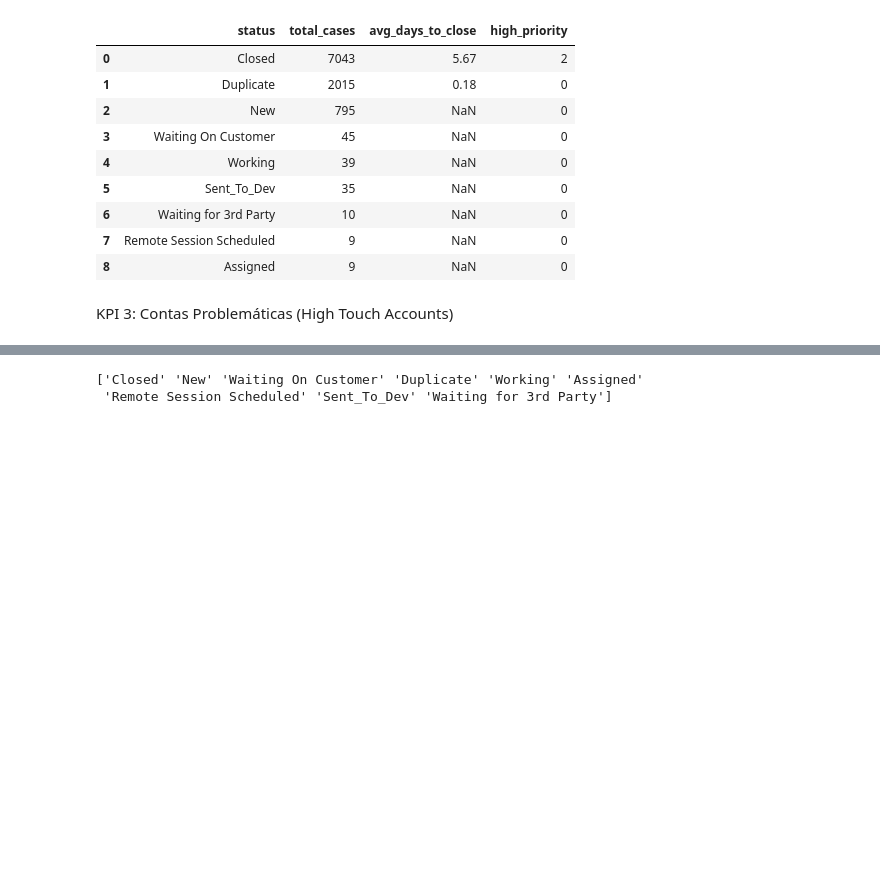
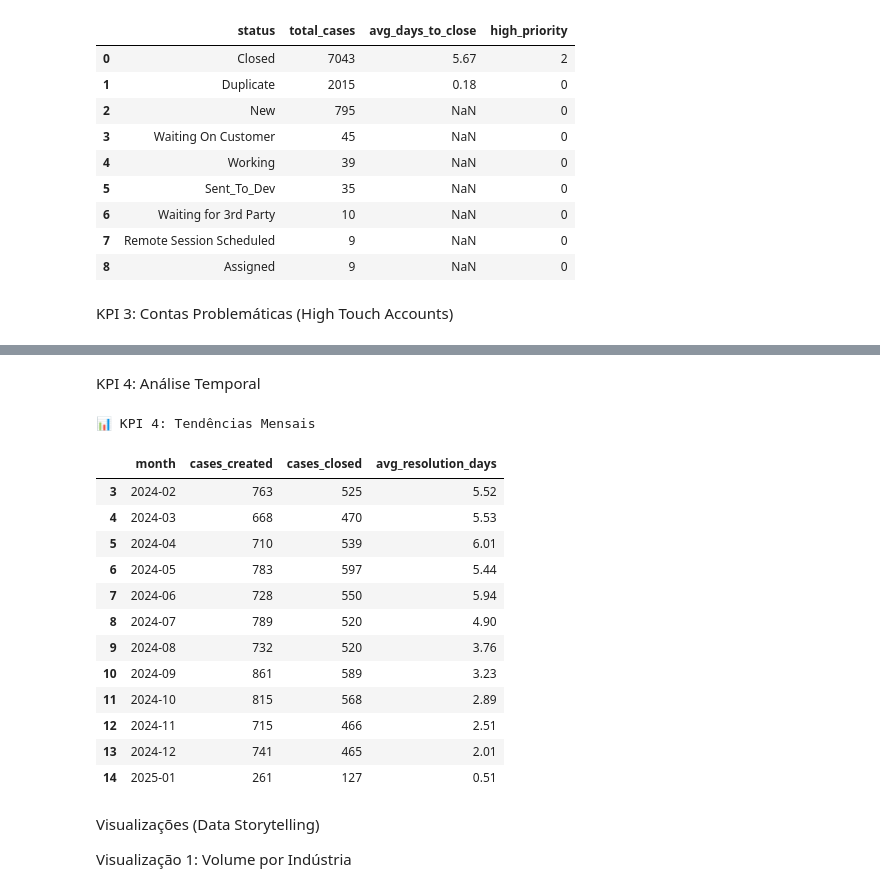
Before and after one commit to alex3ai/globalvision-challenge, a Jupyter notebook: notebooks/analysis_walkthrough.ipynb, the cells around one changed output, grey strips where cells are left out. Drawn from its saved outputs; the diff is of its cells as text; code cells hidden in the pictures; blank space fills up the shorter version.

```diff
--- a/notebooks/analysis_walkthrough.ipynb
+++ b/notebooks/analysis_walkthrough.ipynb
@@ -441,6 +440,43 @@ display(df_high_touch)
-# %%
-# Verificando quais status existem de verdade
-print(df_cases['case_status'].unique())
-# %% [output]
-['Closed' 'New' 'Waiting On Customer' 'Duplicate' 'Working' 'Assigned'
- 'Remote Session Scheduled' 'Sent_To_Dev' 'Waiting for 3rd Party']
+# %% [markdown]
+KPI 4: Análise Temporal
+# %%
+# Célula 11: Tendências Temporais
+query_temporal = """
+SELECT
+    strftime('%Y-%m', c.case_created_date) as month,
+    COUNT(c.case_sfid) as cases_created,
+    COUNT(CASE WHEN c.case_status = 'Closed' THEN 1 END) as cases_closed,
+    -- Cálculo de média de dias para resolução
+    ROUND(AVG(JULIANDAY(c.case_closed_date) - JULIANDAY(c.case_created_date)), 2) as avg_resolution_days
+FROM
+    cases c
+WHERE
+    c.case_created_date IS NOT NULL
+GROUP BY
+    strftime('%Y-%m', c.case_created_date)
+ORDER BY
+    month
+"""
+
+df_temporal = pd.read_sql(query_temporal, conn)
+print("📊 KPI 4: Tendências Mensais")
+display(df_temporal.tail(12)) # Mostrando apenas os últimos 12 meses para não poluir
+# %% [output]
+📊 KPI 4: Tendências Mensais
+|  | month | cases_created | cases_closed | avg_resolution_days |
+| 3 | 2024-02 | 763 | 525 | 5.52 |
+| 4 | 2024-03 | 668 | 470 | 5.53 |
+| 5 | 2024-04 | 710 | 539 | 6.01 |
+| 6 | 2024-05 | 783 | 597 | 5.44 |
+| 7 | 2024-06 | 728 | 550 | 5.94 |
+| 8 | 2024-07 | 789 | 520 | 4.90 |
+| 9 | 2024-08 | 732 | 520 | 3.76 |
+| 10 | 2024-09 | 861 | 589 | 3.23 |
+| 11 | 2024-10 | 815 | 568 | 2.89 |
+| 12 | 2024-11 | 715 | 466 | 2.51 |
+| 13 | 2024-12 | 741 | 465 | 2.01 |
+| 14 | 2025-01 | 261 | 127 | 0.51 |
+# %% [markdown]
+Visualizações (Data Storytelling)
+
+Visualização 1: Volume por Indústria
```
Also changed, not shown: parts of 3 cells of this notebook, 1 other file.
